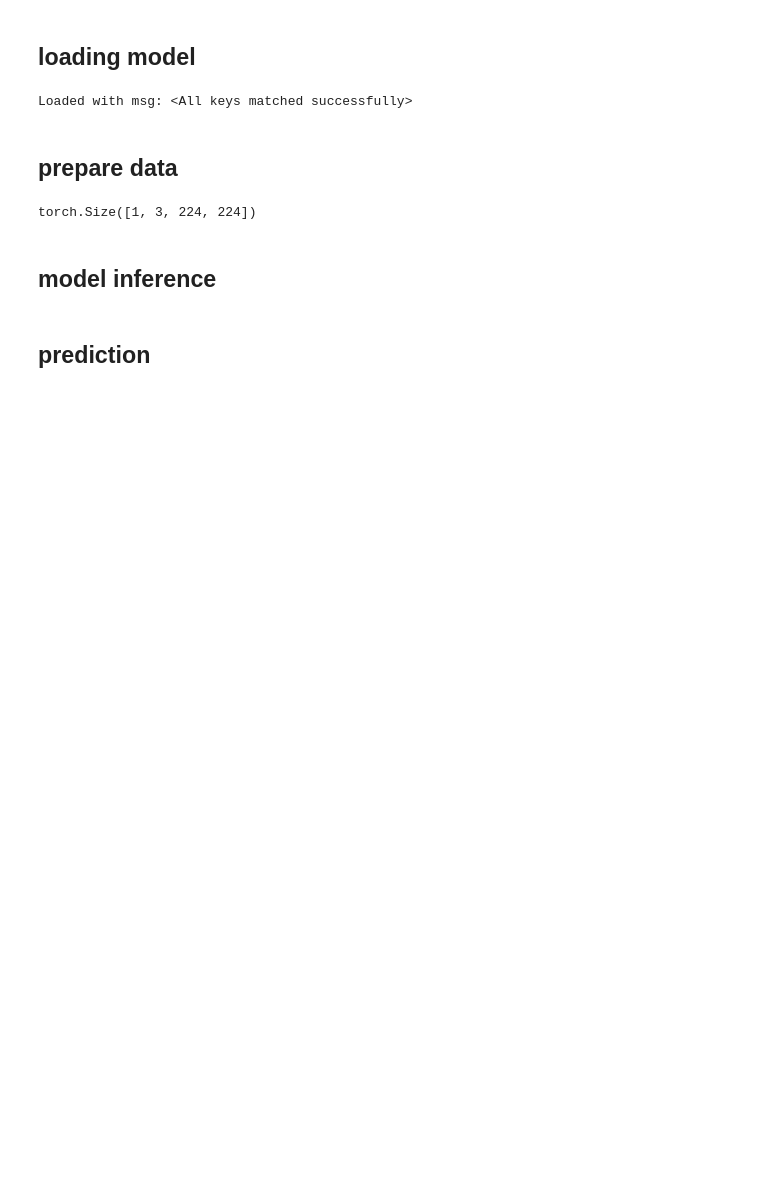
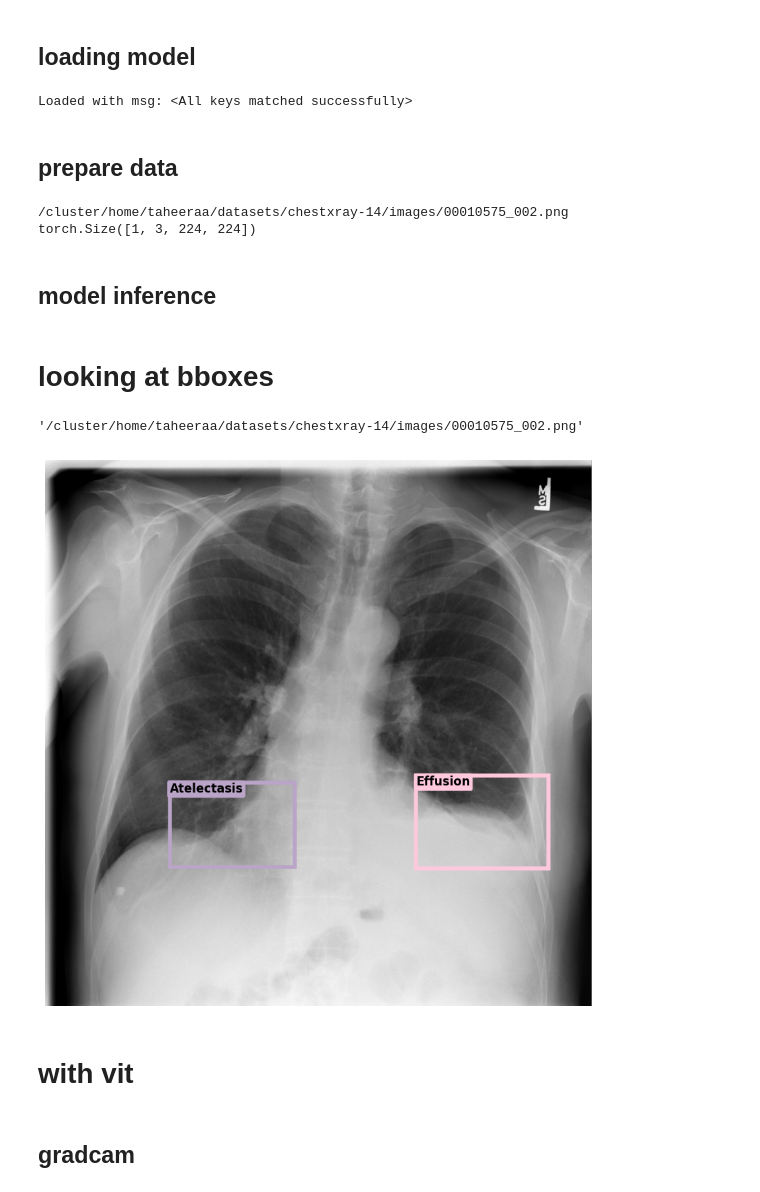
Before and after one commit to taheeraahmed/master-thesis, a Jupyter notebook: 01-multi-label/notebook/xai-vit.ipynb, the cells around one changed output. Drawn from its saved outputs; the diff is of its cells as text; code cells hidden in the pictures; blank space fills up the shorter version.

Commit message:
add notebooks for xai

```diff
--- a/01-multi-label/notebook/xai-vit.ipynb
+++ b/01-multi-label/notebook/xai-vit.ipynb
@@ -227,7 +136,7 @@ Loaded with msg: <All keys matched successfully>
 # %% [markdown]
 ## prepare data
 # %%
-def load_and_preprocess_images(image_paths,normalize="chestx-ray"):
+def load_and_preprocess_images(image_path,normalize="imagenet"):
     if normalize.lower() == "imagenet":
         normalize = transforms.Normalize([0.485, 0.456, 0.406], [0.229, 0.224, 0.225])
     elif normalize.lower() == "chestx-ray":
@@ -239,16 +148,14 @@ def load_and_preprocess_images(image_paths,normalize="chestx-ray"):
         transforms.ToTensor(),  # Convert the image to a tensor
         normalize
     ])
-    images = [transform(Image.open(path).convert('RGB')) for path in image_paths]
-    batch = torch.stack(images)  # Stack images into a single batch
-    return batch
-
-img_filenames = [f'{img_index}']
-img_paths = [f"{images_path}/{filename}" for filename in img_filenames]
-
-input_tensor = load_and_preprocess_images(img_paths)
-input_tensor.size()
+    images = transform(Image.open(image_path).convert('RGB'))
+    return images.unsqueeze(0)
+img_path =f"/cluster/home/taheeraa/datasets/chestxray-14/images/{img_id}.png"
+print(img_path)
+input_tensor = load_and_preprocess_images(img_path)
+print(input_tensor.size())
 # %% [output]
+/cluster/home/taheeraa/datasets/chestxray-14/images/00010575_002.png
 torch.Size([1, 3, 224, 224])
 # %% [markdown]
 ## model inference
@@ -262,5 +169,44 @@ def predict(model, batch):
 
 # Perform inference
 probabilities = predict(model, input_tensor)
+# %% [markdown]
+# looking at bboxes
+# %%
+# Define specific colors
+colors_list = ['#BAA4C7', '#FFC8DD', '#FFAFCC', '#BDE0FE']
+unique_labels = df_filtered['Finding Label'].unique()
+if len(unique_labels) > len(colors_list):
+    print("Warning: There are more unique labels than provided colors. Some labels will have the same color.")
+label_color_map = {label: colors_list[i % len(colors_list)] for i, label in enumerate(unique_labels)}
+
+# Open the image
+img = Image.open(img_path)
+
+# Create a figure with two subplots side by side
+fig, axs = plt.subplots(1, 1, figsize=(20, 10))
+
+# First subplot: Image with bounding boxes
+ax1 = axs
+ax1.imshow(img, cmap='gray')
+
+# Draw each bounding box with its corresponding label
+for idx, row in df_filtered.iterrows():
+    x, y, w, h = row['x'], row['y'], row['w'], row['h']
+    label = row['Finding Label']
+    color = label_color_map[label]
+    rect = patches.Rectangle((x, y), w, h, linewidth=4, edgecolor=color, facecolor='none')
+    ax1.add_patch(rect)
+    ax1.text(x, y, label, verticalalignment='top', color='black', fontsize=12, weight='bold',
+             bbox=dict(facecolor=color, edgecolor='none', boxstyle='round,pad=0.2'))
+
+ax1.axis('off')
+save_img_path = "/cluster/home/taheeraa/code/master-thesis/01-multi-label/notebook/xai/vit/gradcam"
+plt.savefig(f"{save_img_path}/{img_id}_bbox.png")
+img_path
+# %% [output]
+'/cluster/home/taheeraa/datasets/chestxray-14/images/00010575_002.png'
+[figure, added]
+# %% [markdown]
+# with vit
 # %% [markdown]
-## prediction
+## gradcam
```
Also changed, not shown: parts of 28 cells of this notebook, 1 other file.
